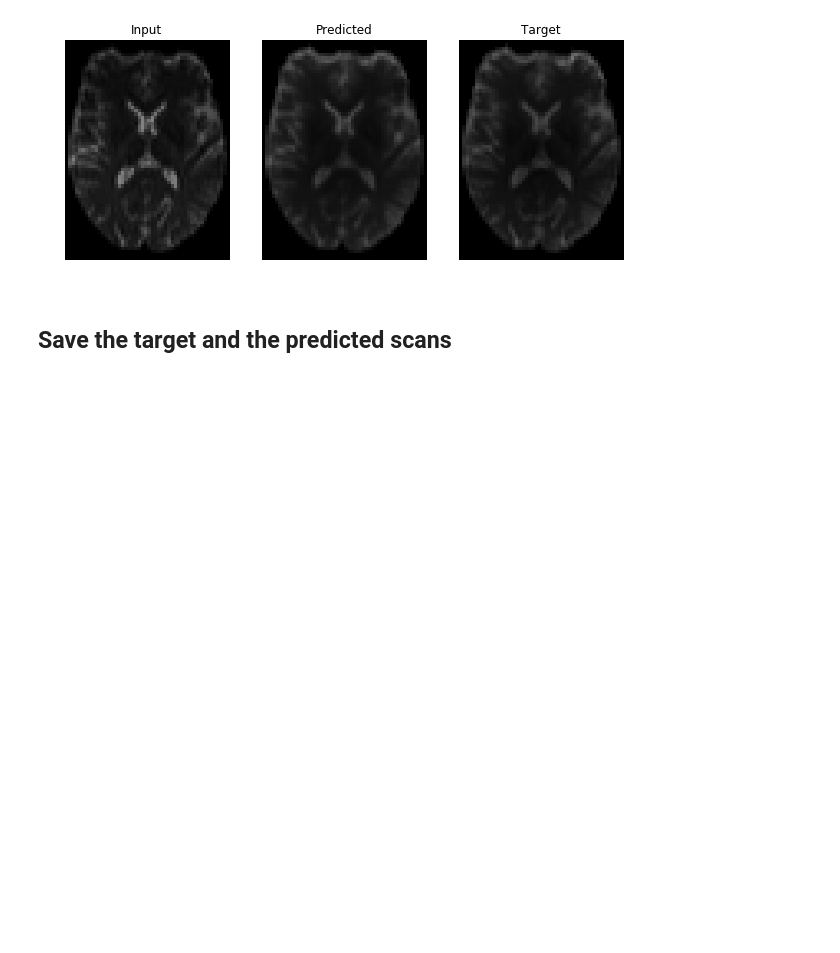
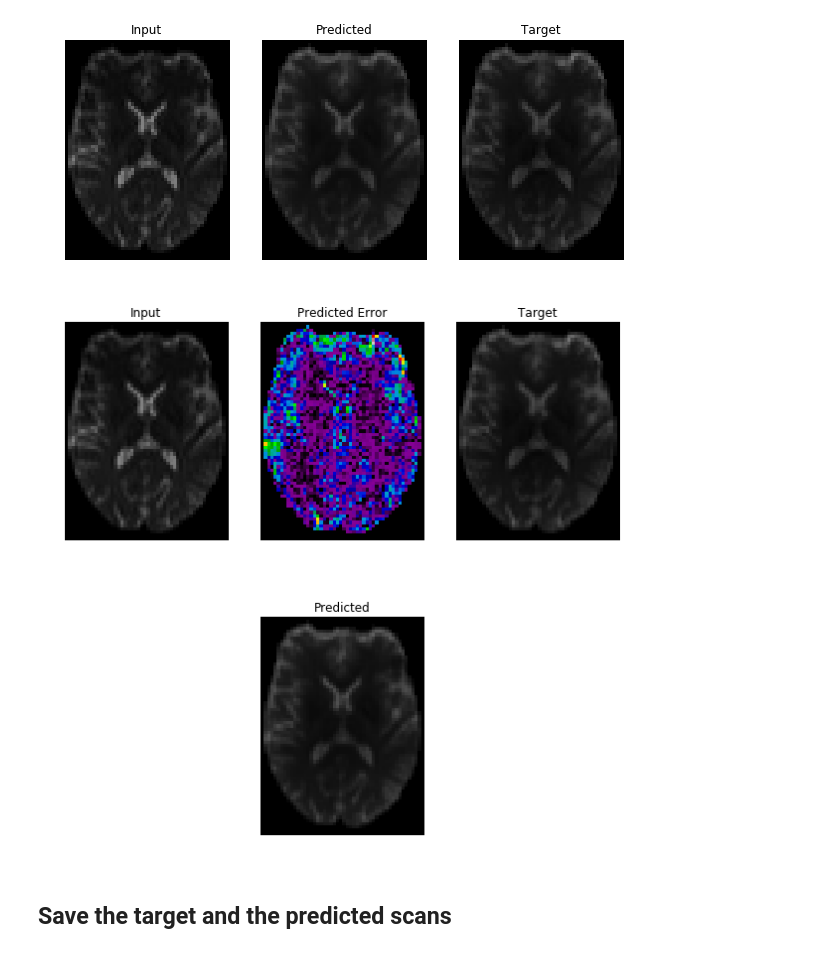
Before and after one commit to shivamdhall/MRIDataHarmonisation, a Jupyter notebook: Development/Final - AWS.ipynb, the cells around one changed output. Drawn from its saved outputs; the diff is of its cells as text; code cells hidden in the pictures; blank space fills up the shorter version.

```diff
--- a/Development/Final - AWS.ipynb
+++ b/Development/Final - AWS.ipynb
@@ -228,6 +228,26 @@ def viz_pred(inputs, predictions, labels, sliceNo):
     plt.imshow(labels[:,:,sliceNo,0].T, cmap='gray', origin='lower', vmax = maximum, vmin=0)
     plt.title("Target")
     plt.show()
+# %%
+def viz_diff(predictions, inputs, labels, sliceNo):
+    maximum = np.max([inputs.max(), predictions.max(), labels.max()])
+    difference = np.abs(predictions[:,:,sliceNo,0] - labels[:,:,sliceNo,0])
+    plt.figure
+    plt.figure(figsize=(10,10))
+    plt.subplot(2, 3, 2).set_axis_off()
+    plt.imshow(np.absolute(difference).T, cmap='nipy_spectral', origin='lower')
+    #plt.colorbar(shrink=0.2)
+    plt.title("Predicted Error")
+    plt.subplot(2, 3, 1).set_axis_off()
+    plt.imshow(inputs[:,:,sliceNo,0].T, cmap='gray', origin='lower', vmin=0, vmax=maximum)
+    plt.title("Input")
+    plt.subplot(2, 3, 3).set_axis_off()
+    plt.imshow(labels[:,:,sliceNo,0].T, cmap='gray', origin='lower', vmin=0, vmax=maximum)
+    plt.title("Target")
+    plt.subplot(2, 3, 5).set_axis_off()
+    plt.imshow(predictions[:,:,sliceNo,0].T, cmap='gray', origin='lower', vmin=0, vmax=maximum)
+    plt.title("Predicted")
+    plt.show()
 # %%
 #bland-altman plot
 
@@ -888,6 +908,10 @@ Avg r1: 0.964951
 viz_pred(final_test_inp[0], final_predicted_brains[0], final_test_out1[0], 25)
 # %% [output]
 [figure]
+# %%
+viz_diff(final_predicted_brains[0], final_test_inp[0], final_test_out1[0], 25)
+# %% [output]
+[figure, added]
 # %% [markdown]
 ## Save the target and the predicted scans
 # %%
```
Also changed, not shown: 4 other files.
